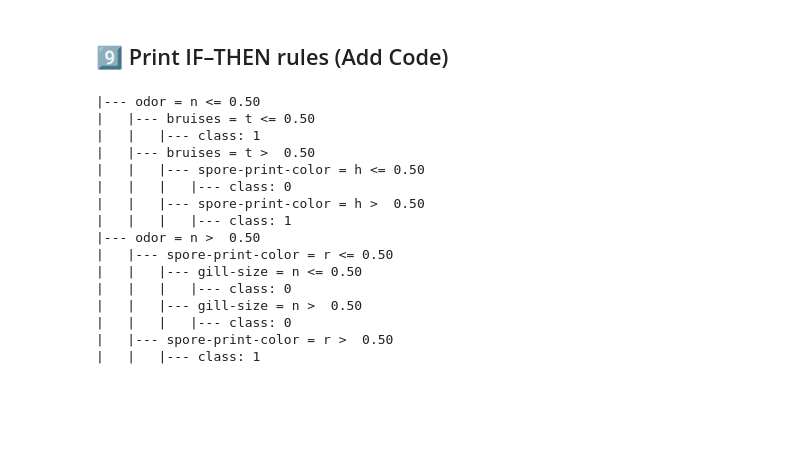
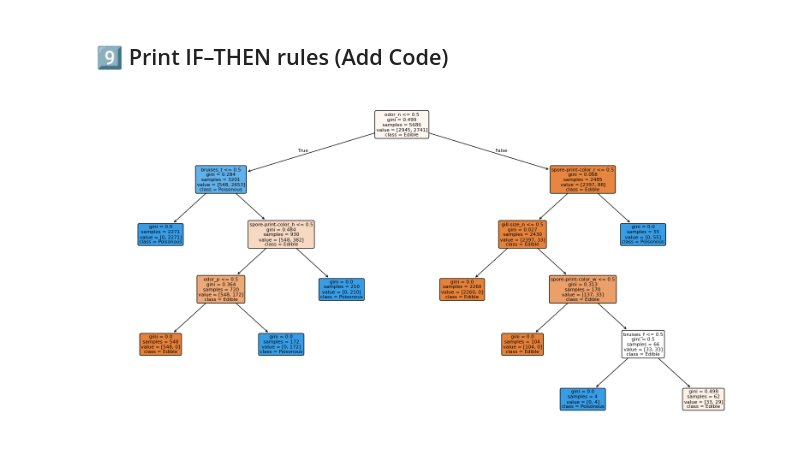
Before and after one commit to ishue03/CIS-3902-AI-ML-Ian-, a Jupyter notebook: Mushroom_Reduced_Student.ipynb, the cells around one changed output. Saved outputs shown, nothing was run; the diff lists cells and outputs as text; code cells hidden in the pictures; blank space fills up the shorter version.

```diff
--- a/Mushroom_Reduced_Student.ipynb
+++ b/Mushroom_Reduced_Student.ipynb
@@ -136,24 +159,21 @@ plt.show()
 # %% [markdown]
 ## 9️⃣ Print IF–THEN rules (Add Code)
 # %%
-print(export_text(model, feature_names=list(X.columns)))
+
+plt.figure(figsize=(20,10))
+
+plot_tree(
+    tree_model,
+    feature_names=X_encoded.columns,
+    class_names=["Edible", "Poisonous"],
+    filled=True,
+    rounded=True,
+    fontsize=8
+)
+
+plt.show()
 # %% [output]
-|--- odor = n <= 0.50
-|   |--- bruises = t <= 0.50
-|   |   |--- class: 1
-|   |--- bruises = t >  0.50
-|   |   |--- spore-print-color = h <= 0.50
-|   |   |   |--- class: 0
-|   |   |--- spore-print-color = h >  0.50
-|   |   |   |--- class: 1
-|--- odor = n >  0.50
-|   |--- spore-print-color = r <= 0.50
-|   |   |--- gill-size = n <= 0.50
-|   |   |   |--- class: 0
-|   |   |--- gill-size = n >  0.50
-|   |   |   |--- class: 0
-|   |--- spore-print-color = r >  0.50
-|   |   |--- class: 1
+[figure, added]
 # %% [markdown]
 ---
 # QUESTIONS TO ANSWER (provide answers in markdown)
```
Also changed, not shown: parts of 7 cells of this notebook.
